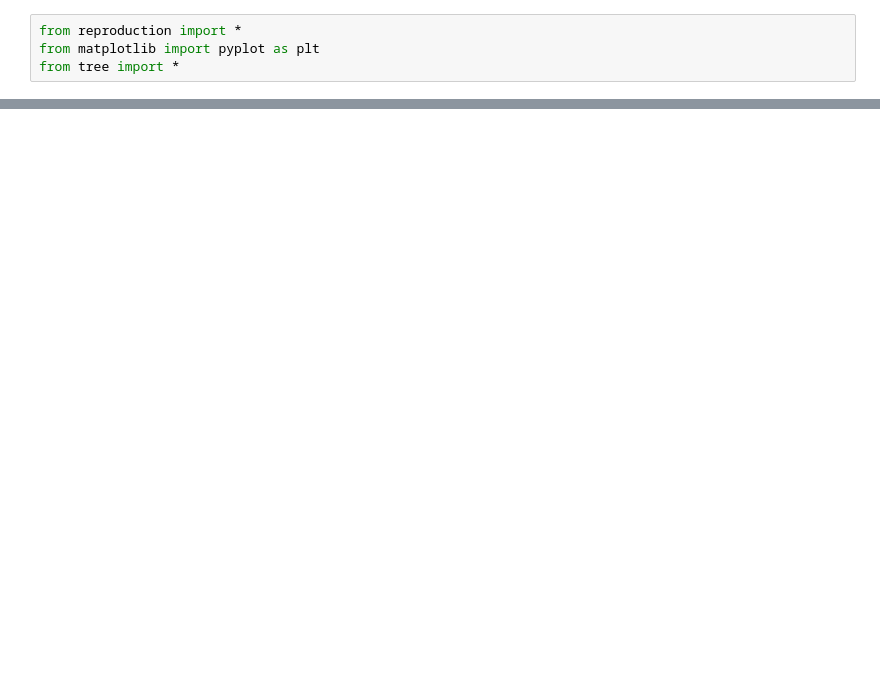
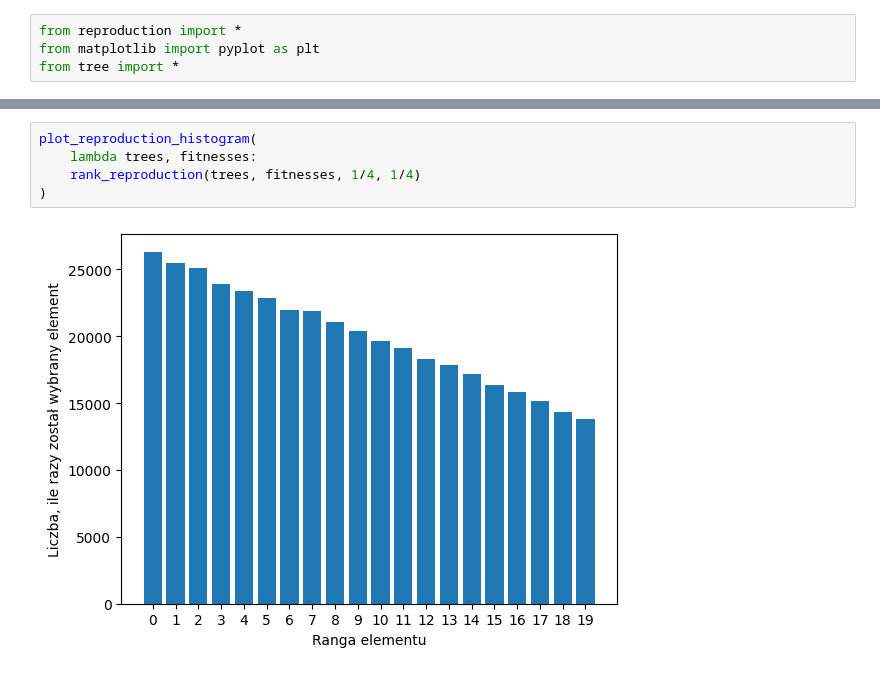
Before and after one commit to JakPro15/23Z-UMA-tree-evolution, a Jupyter notebook: manual_testing.ipynb, the cells around one changed output, grey strips where cells are left out. Cells and saved outputs as stored; diff of their text form; blank space fills up the shorter version.

```diff
--- a/manual_testing.ipynb
+++ b/manual_testing.ipynb
@@ -90,0 +71,7 @@ print(accuracy, std_dev, min_score, max_score)
+# %%
+plot_reproduction_histogram(
+    lambda trees, fitnesses:
+    rank_reproduction(trees, fitnesses, 1/4, 1/4)
+)
+# %% [output]
+[figure, added]
```
Also changed, not shown: parts of 15 cells of this notebook.
